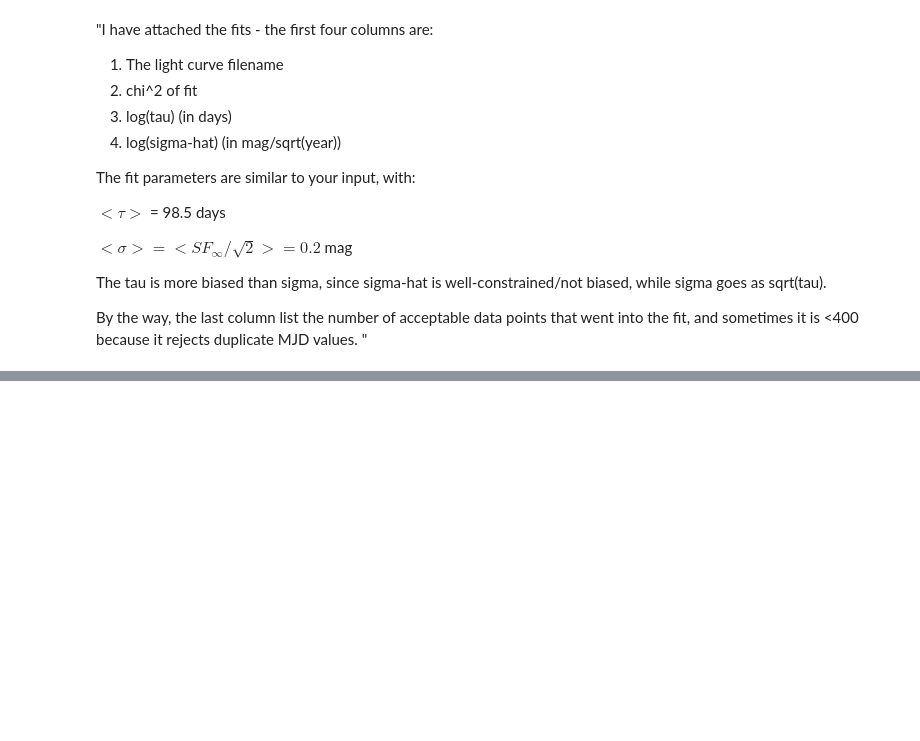
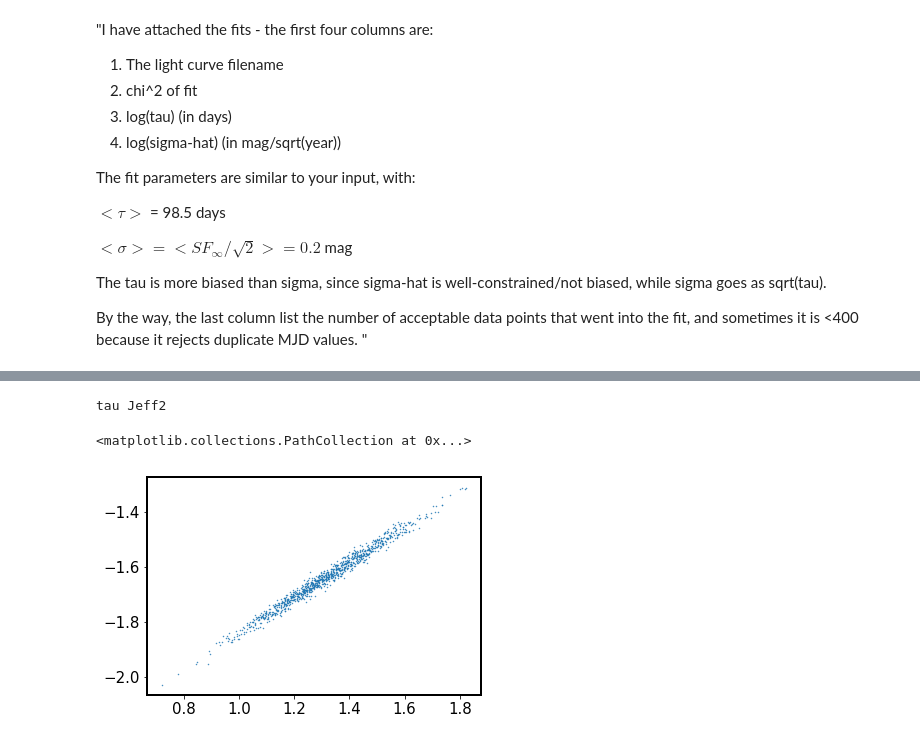
Before and after one commit to suberlak/DRW_Celerite, a Jupyter notebook: code/DRW_Chelsea_Celerite_test.ipynb, the cells around one changed output, grey strips where cells are left out. Saved outputs shown, nothing was run; the diff lists cells and outputs as text; code cells hidden in the pictures; blank space fills up the shorter version.

```diff
--- a/code/DRW_Chelsea_Celerite_test.ipynb
+++ b/code/DRW_Chelsea_Celerite_test.ipynb
@@ -157,0 +581,8 @@ By the way, the last column list the number of acceptable data points that went
+# %%
+print(par, prior)
+plt.scatter(np.log10(results[prior]['s_tau']),
+            np.log10(results[prior]['s_sigma']), s=0.2)
+# %% [output]
+tau Jeff2
+<matplotlib.collections.PathCollection at 0x...>
+[figure, added]
```
Also changed, not shown: parts of 33 cells of this notebook.
